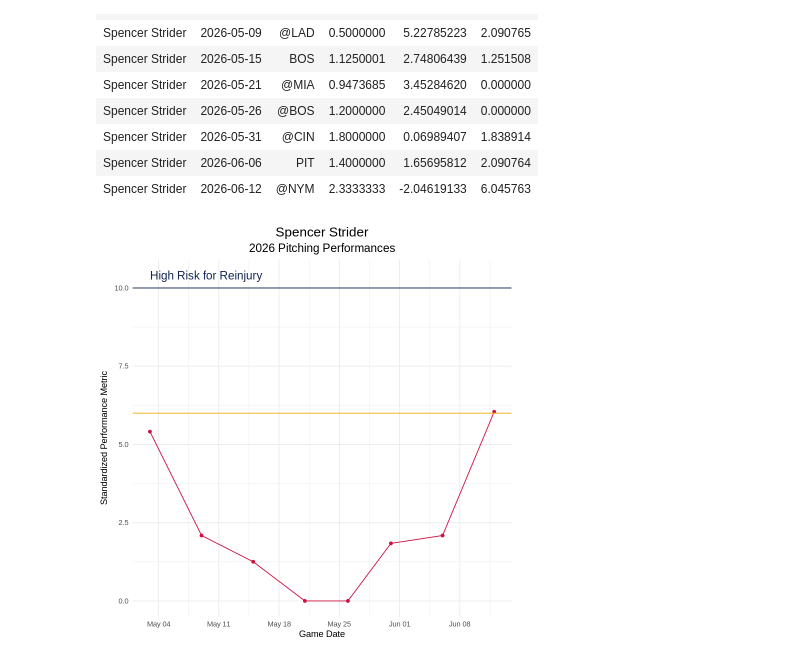
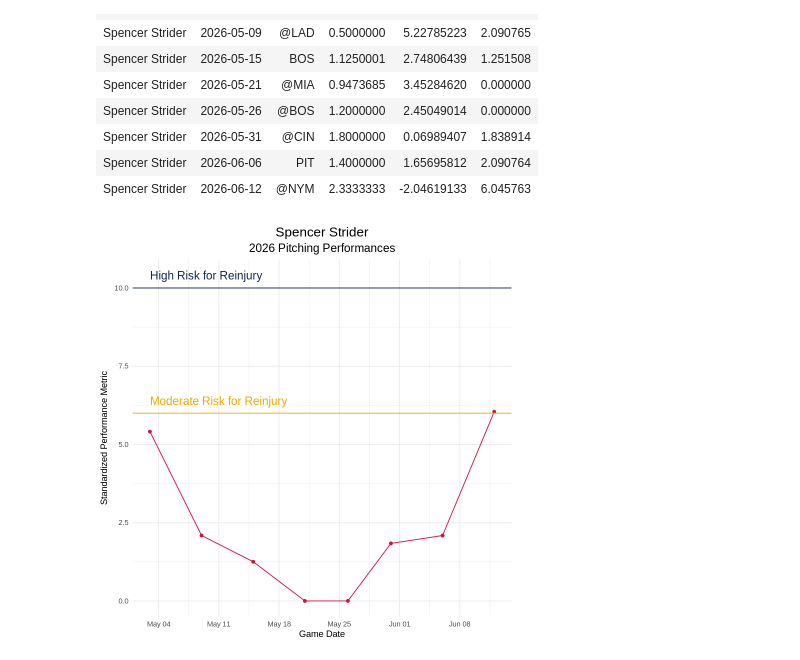
Before and after one commit to abrown9008/RJS-Baseball, a Jupyter notebook: Spencer_Strider_2026_Injury_Analysis.ipynb, the cells around one changed output. Cells and saved outputs as stored; diff of their text form; code cells hidden in the pictures.

```diff
--- a/Spencer_Strider_2026_Injury_Analysis.ipynb
+++ b/Spencer_Strider_2026_Injury_Analysis.ipynb
@@ -130,26 +132,29 @@ A baseballr_data: 8 × 6
 # %%
 ## Visualize Performance ##
 
 ss_gl2 <- ss_gl2 |>
   mutate(Date = as.Date(Date))
 
 ss_gl2 |>
   ggplot(aes(x = Date, y = CUSUM)) +
   geom_point(color="#CE1141") +
   geom_line(color="#CE1141") +
   geom_hline(yintercept=10,color='#13274F') +
   geom_hline(yintercept=6,color='#EAAA00') +
   annotate("text", x = min(ss_gl2$Date), y = 10.4,
            label = "High Risk for Reinjury",
            color = "#13274F", size = 14/.pt, hjust = 0) +
+  annotate("text", x = min(ss_gl2$Date), y = 6.4,
+           label = "Moderate Risk for Reinjury",
+           color = "#EAAA00", size = 14/.pt, hjust = 0) +
   labs(x = "Game Date",
        y = "Standardized Performance Metric",
        title = "Spencer Strider",
        subtitle = "2026 Pitching Performances") +
   theme_minimal() +
   theme(plot.title=element_text(hjust=0.5,size=16),
         plot.subtitle=element_text(hjust=0.5,size=14))
 # %% [output]
-[figure, old version]
+[figure, new version]
 # %%
 ggsave("strider_cusum.png", width = 10, height = 6, dpi = 300, bg = "white")
```
Also changed, not shown: parts of 1 cell of this notebook.
